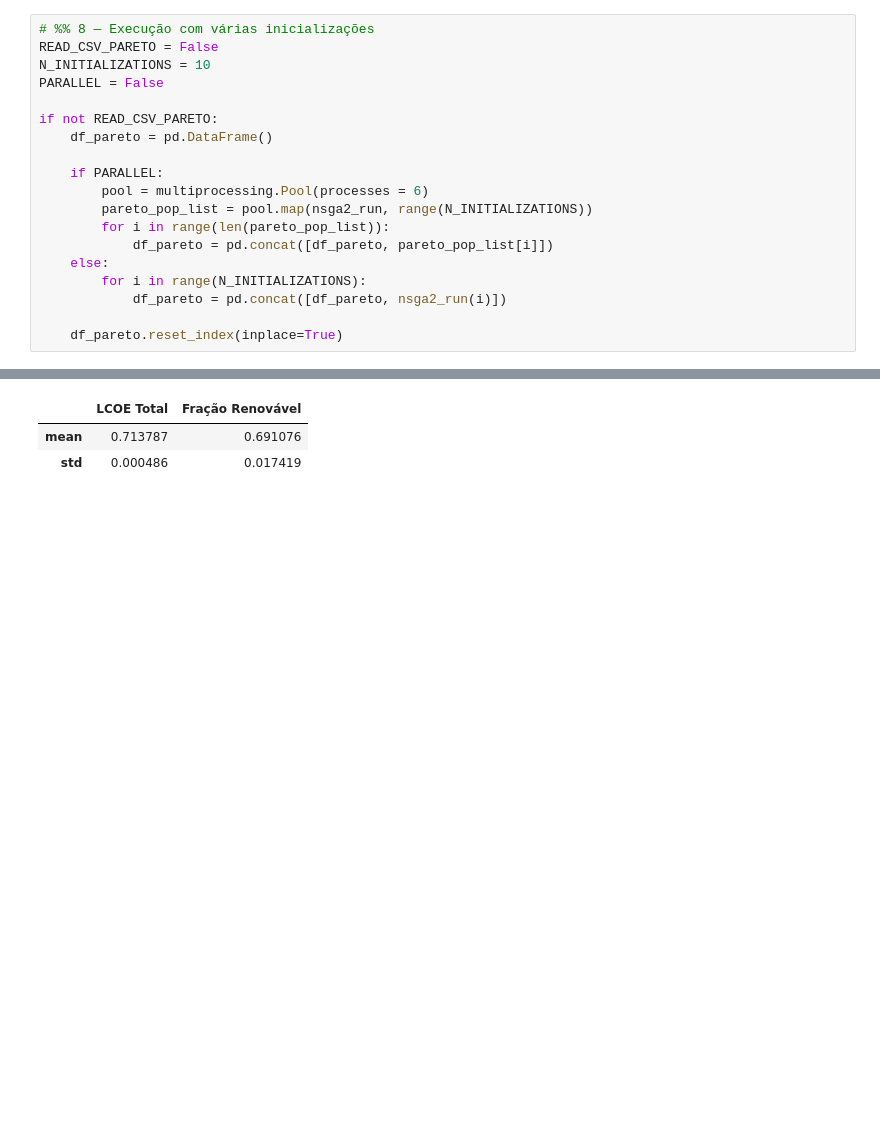
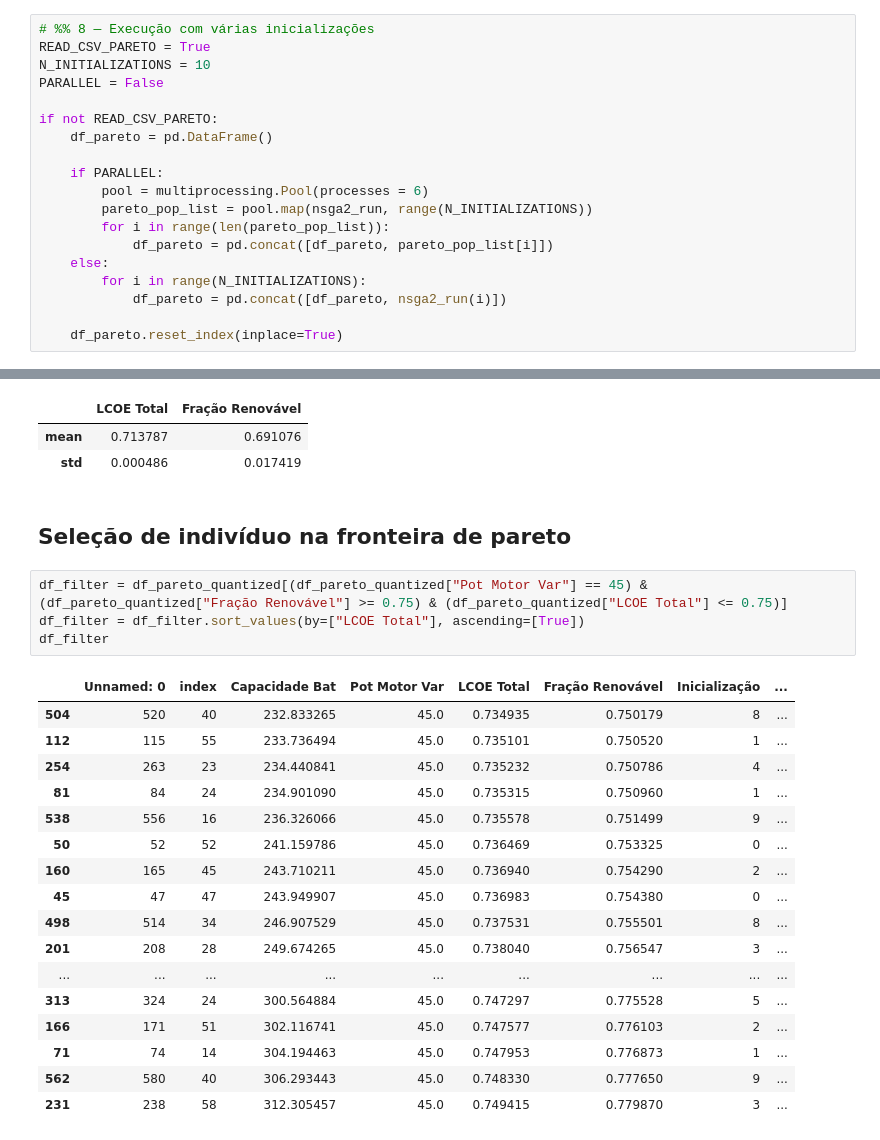
Before and after one commit to 222luke/COMPEVOL, a Jupyter notebook: NSGA_II_Otimização_de_Microrrede_Híbrida.ipynb, the cells around one changed output, grey strips where cells are left out. Saved outputs shown, nothing was run; the diff lists cells and outputs as text; blank space fills up the shorter version.

```diff
--- a/NSGA_II_Otimização_de_Microrrede_Híbrida.ipynb
+++ b/NSGA_II_Otimização_de_Microrrede_Híbrida.ipynb
@@ -592,7 +590,7 @@ def nsga2_run(init_number):
     return df_pop
 # %%
 # %% 8 — Execução com várias inicializações
-READ_CSV_PARETO = False
+READ_CSV_PARETO = True
 N_INITIALIZATIONS = 10
 PARALLEL = False
 
@@ -763,5 +761,29 @@ df_pareto_filtered[df_pareto_quantized["Fração Renovável"] >= 0.7].groupby(["
 |  | LCOE Total | Fração Renovável |
 | mean | 0.713787 | 0.691076 |
 | std | 0.000486 | 0.017419 |
+# %% [markdown]
+## Seleção de indivíduo na fronteira de pareto
+# %%
+df_filter = df_pareto_quantized[(df_pareto_quantized["Pot Motor Var"] == 45) & (df_pareto_quantized["Fração Renovável"] >= 0.75) & (df_pareto_quantized["LCOE Total"] <= 0.75)]
+df_filter = df_filter.sort_values(by=["LCOE Total"], ascending=[True])
+df_filter
+# %% [output]
+|  | Unnamed: 0 | index | Capacidade Bat | Pot Motor Var | LCOE Total | Fração Renovável | Inicialização | ... |
+| 504 | 520 | 40 | 232.833265 | 45.0 | 0.734935 | 0.750179 | 8 | ... |
+| 112 | 115 | 55 | 233.736494 | 45.0 | 0.735101 | 0.750520 | 1 | ... |
+| 254 | 263 | 23 | 234.440841 | 45.0 | 0.735232 | 0.750786 | 4 | ... |
+| 81 | 84 | 24 | 234.901090 | 45.0 | 0.735315 | 0.750960 | 1 | ... |
+| 538 | 556 | 16 | 236.326066 | 45.0 | 0.735578 | 0.751499 | 9 | ... |
+| 50 | 52 | 52 | 241.159786 | 45.0 | 0.736469 | 0.753325 | 0 | ... |
+| 160 | 165 | 45 | 243.710211 | 45.0 | 0.736940 | 0.754290 | 2 | ... |
+| 45 | 47 | 47 | 243.949907 | 45.0 | 0.736983 | 0.754380 | 0 | ... |
+| 498 | 514 | 34 | 246.907529 | 45.0 | 0.737531 | 0.755501 | 8 | ... |
+| 201 | 208 | 28 | 249.674265 | 45.0 | 0.738040 | 0.756547 | 3 | ... |
+| ... | ... | ... | ... | ... | ... | ... | ... | ... |
+| 313 | 324 | 24 | 300.564884 | 45.0 | 0.747297 | 0.775528 | 5 | ... |
+| 166 | 171 | 51 | 302.116741 | 45.0 | 0.747577 | 0.776103 | 2 | ... |
+| 71 | 74 | 14 | 304.194463 | 45.0 | 0.747953 | 0.776873 | 1 | ... |
+| 562 | 580 | 40 | 306.293443 | 45.0 | 0.748330 | 0.777650 | 9 | ... |
+| 231 | 238 | 58 | 312.305457 | 45.0 | 0.749415 | 0.779870 | 3 | ... |
 # %%
 # === Parâmetros ótimos da solução ===
```
Also changed, not shown: parts of 4 cells of this notebook, 2 other files.
